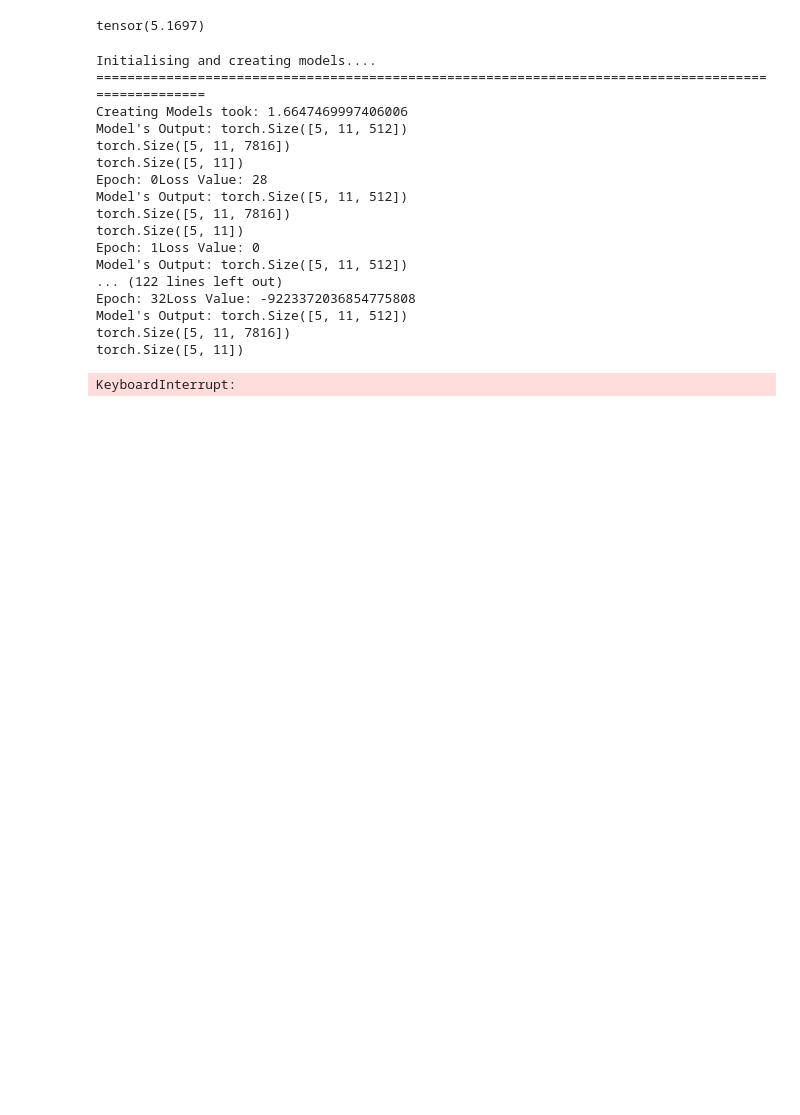
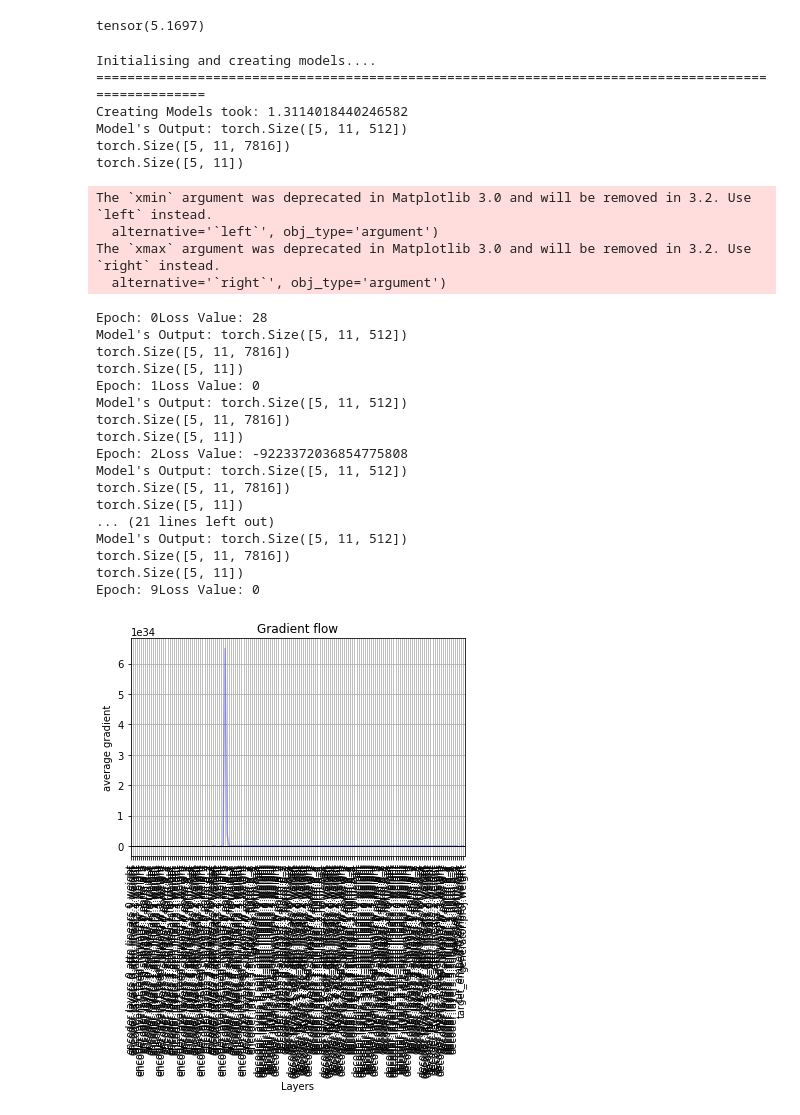
Before and after one commit to deepak4669/Conversational-Agents, a Jupyter notebook: Dialog Systems/Notebooks/transformer.ipynb, the cells around one changed output. Saved outputs shown, nothing was run; the diff lists cells and outputs as text; code cells hidden in the pictures; blank space fills up the shorter version.

Commit message:
gradient flow added

```diff
--- a/Dialog Systems/Notebooks/transformer.ipynb
+++ b/Dialog Systems/Notebooks/transformer.ipynb
@@ -567,6 +567,26 @@ def make_model(src_vocab,tgt_vocab,N=6,d_model=512,d_ff=2048,h=8,dropout=0.1):
             nn.init.xavier_uniform_(p)
 
     return model
+# %%
+def plot_grad_flow(named_parameters):
+    """
+        Plotting gradient flow across various layers
+        Thanks to: https://discuss.pytorch.org/t/check-gradient-flow-in-network/15063/2
+    """
+    ave_grads = []
+    layers = []
+    for n, p in named_parameters:
+        if(p.requires_grad) and ("bias" not in n):
+            layers.append(n)
+            ave_grads.append(p.grad.abs().mean())
+    plt.plot(ave_grads, alpha=0.3, color="b")
+    plt.hlines(0, 0, len(ave_grads)+1, linewidth=1, color="k" )
+    plt.xticks(range(0,len(ave_grads), 1), layers, rotation="vertical")
+    plt.xlim(xmin=0, xmax=len(ave_grads))
+    plt.xlabel("Layers")
+    plt.ylabel("average gradient")
+    plt.title("Gradient flow")
+    plt.grid(True)
 # %%
 def run_epoch(data,model,loss_compute):
 
@@ -609,23 +629,25 @@ class LabelSmoothing(nn.Module):
 # %%
 class LossCompute:
 
-    def __init__(self,generator,criterion,opt=None):
+    def __init__(self,model,criterion,opt):
 
-        self.generator=generator
         self.criterion=criterion
         self.opt=opt
+        self.model=model
 
     def __call__(self,x,y,norm):
 
-        x=self.generator(x)
+        x=self.model.generator(x)
         print(x.shape) #shape should be (batch_size,vocab_size)
         print(y.shape)
 #         x=x.view(-1,x.shape[-1])
 #         y=y.view(-1)
         x=x.transpose(-2,-1)
 
+
         loss=self.criterion(x,y)/norm
         loss.backward()
+        plot_grad_flow(self.model.named_parameters())
 
         self.opt.step()
         self.opt.zero_grad()
@@ -674,36 +696,46 @@ tensor(5.1697)
 # %%
 print("Initialising and creating models....")
 t1=time.time()
 criterion=LabelSmoothing()
 model=make_model(voc.num_words,voc.num_words)
 model_opt=torch.optim.Adam(model.parameters(),lr=0.0001,betas=(0.9,0.988),eps=1e-9)
 print("="*100)
 print("Creating Models took: "+str(time.time()-t1))
 
 
 
 model.train()
-for epoch in range(100):
+for epoch in range(10):
 
     current_batch=batches[epoch]
-    loss_val=run_epoch(current_batch,model,LossCompute(model.generator,criterion,model_opt))
+    loss_val=run_epoch(current_batch,model,LossCompute(model,criterion,model_opt))
     print("Epoch: "+str(epoch)+"Loss Value: "+str(loss_val))
 # %% [output]
 Initialising and creating models....
 ====================================================================================================
-Creating Models took: 1.6647469997406006
+Creating Models took: 1.3114018440246582
 Model's Output: torch.Size([5, 11, 512])
 torch.Size([5, 11, 7816])
 torch.Size([5, 11])
-Epoch: 0Loss Value: 28
-Model's Output: torch.Size([5, 11, 512])
-torch.Size([5, 11, 7816])
-torch.Size([5, 11])
-Epoch: 1Loss Value: 0
-Model's Output: torch.Size([5, 11, 512])
-... (122 lines left out)
-Epoch: 32Loss Value: -9223372036854775808
-Model's Output: torch.Size([5, 11, 512])
-torch.Size([5, 11, 7816])
-torch.Size([5, 11])
-KeyboardInterrupt:
+The `xmin` argument was deprecated in Matplotlib 3.0 and will be removed in 3.2. Use `left` instead.
+  alternative='`left`', obj_type='argument')
+The `xmax` argument was deprecated in Matplotlib 3.0 and will be removed in 3.2. Use `right` instead.
+  alternative='`right`', obj_type='argument')
+Epoch: 0Loss Value: 28
+Model's Output: torch.Size([5, 11, 512])
+torch.Size([5, 11, 7816])
+torch.Size([5, 11])
+Epoch: 1Loss Value: 0
+Model's Output: torch.Size([5, 11, 512])
+torch.Size([5, 11, 7816])
+torch.Size([5, 11])
+Epoch: 2Loss Value: -9223372036854775808
+Model's Output: torch.Size([5, 11, 512])
+torch.Size([5, 11, 7816])
+torch.Size([5, 11])
+... (21 lines left out)
+Model's Output: torch.Size([5, 11, 512])
+torch.Size([5, 11, 7816])
+torch.Size([5, 11])
+Epoch: 9Loss Value: 0
+[figure, added]
```
